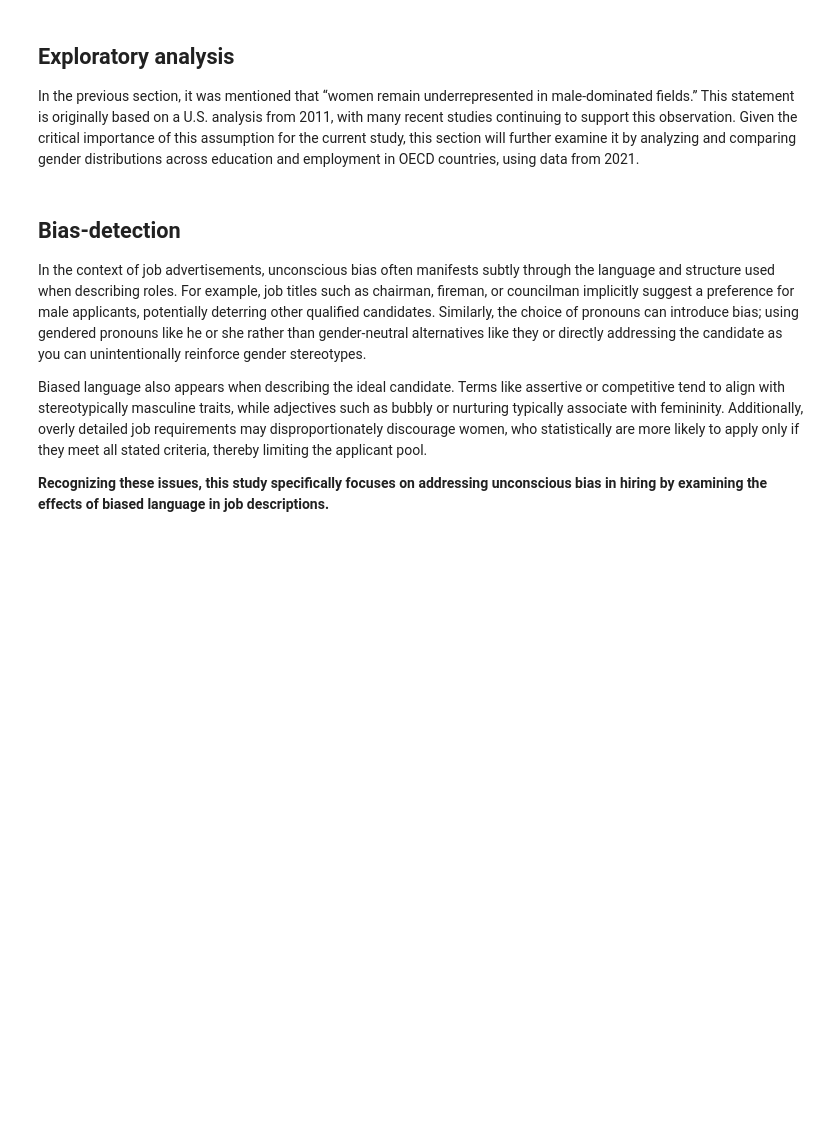
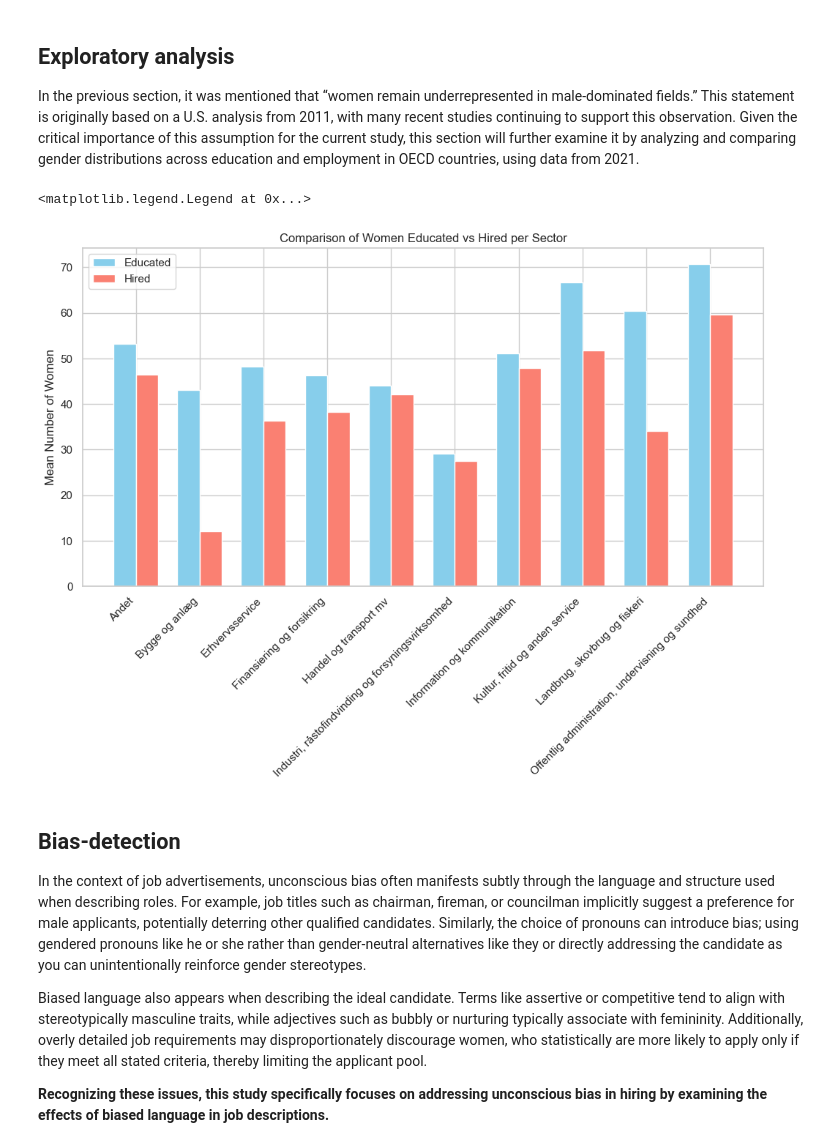
Before and after one commit to annemollelsborg/detection_of_workforce_discrimination, a Jupyter notebook: Women_in_men_fields.ipynb, the cells around one changed output. Drawn from its saved outputs; the diff is of its cells as text; code cells hidden in the pictures; blank space fills up the shorter version.

```diff
--- a/Women_in_men_fields.ipynb
+++ b/Women_in_men_fields.ipynb
@@ -44,3 +180,35 @@ In the previous section, it was mentioned that “women remain underrepresented
+# %%
+## Plot
+
+# Sample data
+data = {
+    'Sector': ['Andet', 'Bygge og anlæg', 'Erhvervsservice', 'Finansiering og forsikring', 'Handel og transport mv', 'Industri, råstofindvinding og forsyningsvirksomhed', 'Information og kommunikation', 'Kultur, fritid og anden service', 'Landbrug, skovbrug og fiskeri', 'Offentlig administration, undervisning og sundhed'],
+    'Educated': group_means["Andel kvinder 2020"],
+    'Hired': mean_women["Women (per cent)"]
+}
+
+# Set style
+sns.set(style="whitegrid")
+
+# Plot
+fig, ax = plt.subplots(figsize=(12, 6))
+
+bar_width = 0.35
+x = range(len(data['Sector']))
+
+# Bars
+ax.bar([i - bar_width/2 for i in x], data['Educated'], width=bar_width, label='Educated', color='skyblue')
+ax.bar([i + bar_width/2 for i in x], data['Hired'], width=bar_width, label='Hired', color='salmon')
+
+# Labels and ticks
+ax.set_xticks(x)
+ax.set_xticklabels(data['Sector'], rotation=45, ha='right')
+ax.set_ylabel('Mean Number of Women')
+ax.set_title('Comparison of Women Educated vs Hired per Sector')
+ax.legend()
+# %% [output]
+<matplotlib.legend.Legend at 0x...>
+[figure, added]
 # %% [markdown]
 ## Bias-detection
 
```
Also changed, not shown: parts of 2 cells of this notebook.
